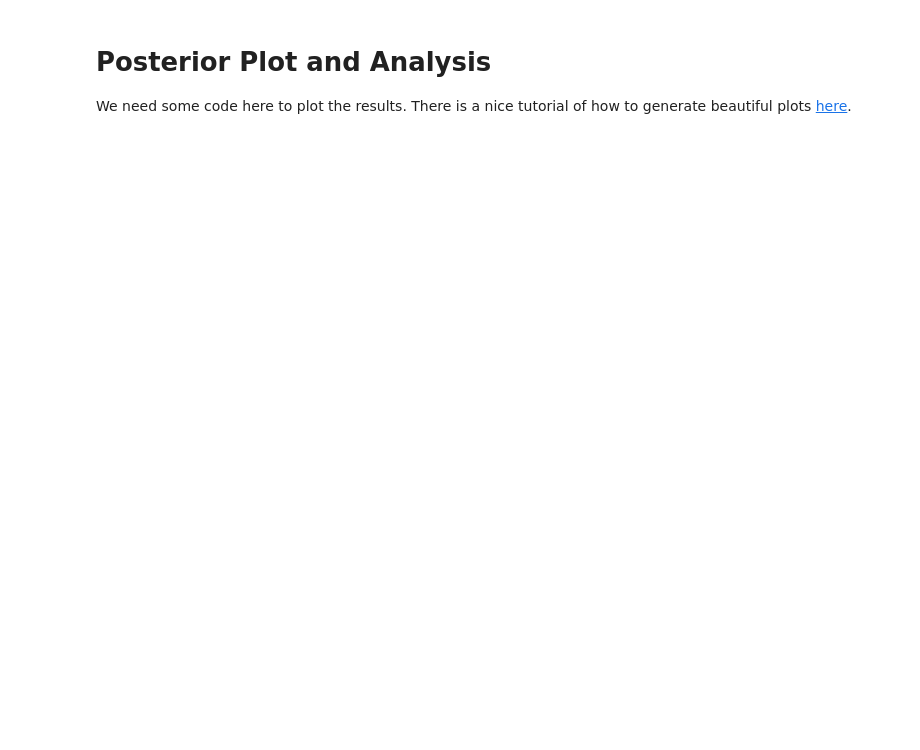
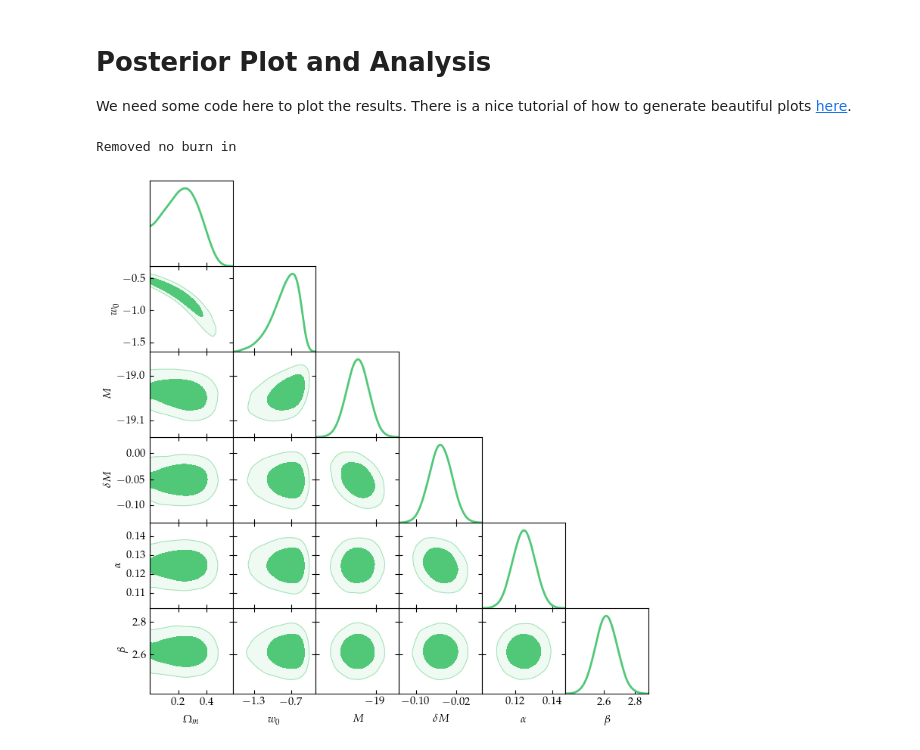
Before and after one commit to Harry45/CosmoBen, a Jupyter notebook: playground_arrykrishna.ipynb, the cells around one changed output. Drawn from its saved outputs; the diff is of its cells as text; code cells hidden in the pictures; blank space fills up the shorter version.

Commit message:
MCMC Run

```diff
--- a/playground_arrykrishna.ipynb
+++ b/playground_arrykrishna.ipynb
@@ -266,0 +312,2 @@ Some demo of samplers can be found here: https://chi-feng.github.io/mcmc-demo/ap
+# %%
+mcmc_nuts.run(jax.random.PRNGKey(253), data_filtered['mb'].values, covariance, inputs)
@@ -267,3 +347,48 @@ Some demo of samplers can be found here: https://chi-feng.github.io/mcmc-demo/ap
 # %% [markdown]
 # Posterior Plot and Analysis
 We need some code here to plot the results. There is a nice tutorial of how to generate beautiful plots [here](https://getdist.readthedocs.io/en/latest/plot_gallery.html).
+# %%
+from getdist import plots, MCSamples
+from matplotlib import cm
+import getdist
+
+color1 = "#50C878"
+settings={'mult_bias_correction_order':0,'smooth_scale_2D':0.3, 'smooth_scale_1D':0.3}
+# %%
+samples = mcmc_nuts.get_samples()
+columns = ['Omega_m', 'w_0', 'abs_mag', 'delta_m', 'alpha', 'beta']
+mcmc_samples = np.vstack([samples[c] for c in columns]).T
+# %%
+ndim = len(columns)
+names = ["x%s"%i for i in range(ndim)]
+labels = [
+    r"$\Omega_{m}$",
+    r"$w_{0}$",
+    r"$M$",
+    r"$\delta M$",
+    r"$\alpha$",
+    r"$\beta$"]
+getdist_samples = MCSamples(samples=mcmc_samples,names = names, labels = labels, ranges={'x0':(0.0, None)}, label = 'JLA (NUTS)', settings = settings)
+# %% [output]
+Removed no burn in
+# %%
+G = plots.getSubplotPlotter(subplot_size=1.25)
+G.settings.solid_contour_palefactor = 0.9
+G.settings.alpha_filled_add = 0.5
+G.settings.num_plot_contours = 2
+G.settings.lw_contour = 1
+G.settings.axes_fontsize = 15
+G.settings.lab_fontsize = 15
+G.settings.fontsize = 35
+G.settings.legend_fontsize = 15
+getdist_samples.updateSettings({"contours": [0.68, 0.95]})
+G.triangle_plot([getdist_samples],
+    filled=[True],
+    contour_colors=[color1],
+    contour_lws=[2],
+    contour_ls=["-"],
+)
+# plt.savefig('triangle_plot_jla_nuts.pdf', transparent = False, bbox_inches = 'tight')
+plt.show()
+# %% [output]
+[figure, added]
```
Also changed, not shown: parts of 9 cells of this notebook, 2 other files.
